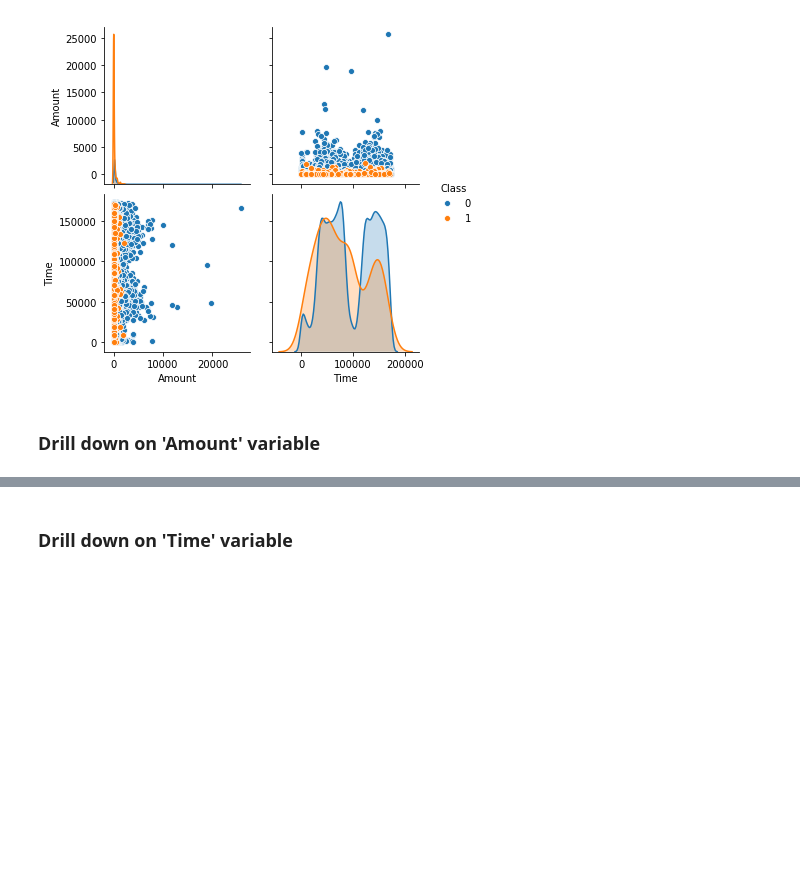
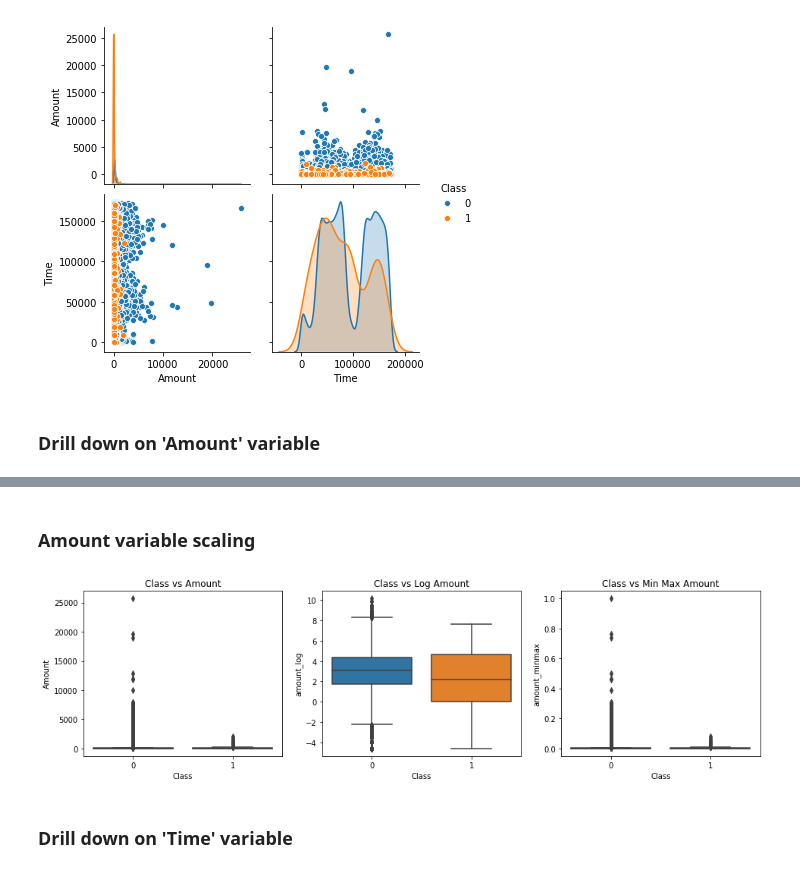
Before and after one commit to mhackampari/fraud-detection-ml, a Jupyter notebook: Fraud detection management.ipynb, the cells around one changed output, grey strips where cells are left out. Saved outputs shown, nothing was run; the diff lists cells and outputs as text; code cells hidden in the pictures; blank space fills up the shorter version.

```diff
--- a/Fraud detection management.ipynb
+++ b/Fraud detection management.ipynb
@@ -234,3 +264,31 @@ Class
+# %% [markdown]
+### Amount variable scaling
+# %%
+from sklearn.preprocessing import MinMaxScaler
+#https://www.kaggle.com/dktalaicha/credit-card-fraud-detection-using-smote-adasyn/output
+mm = MinMaxScaler() # object of the class StandardScaler ()
+
+df_scaled = training_data_df.loc[:, ['Amount', 'Class']]
+df_scaled['amount_log'] = np.log(df_scaled[['Amount']] + 0.01)
+df_scaled['amount_minmax'] = mm.fit_transform(df_scaled[['Amount']].values.reshape(-1,1))
+
+#Feature engineering to a better visualization of the values
+
+# Let's explore the Amount by Class and see the distribuition of Amount transactions
+fig , axs = plt.pyplot.subplots(nrows = 1 , ncols = 3 , figsize = (16,4))
+sb.boxplot(x ="Class",y="Amount",data=df_scaled, ax = axs[0])
+axs[0].set_title("Class vs Amount")
+
+sb.boxplot(x ="Class",y="amount_log",data=df_scaled, ax = axs[1])
+axs[1].set_title("Class vs Log Amount")
+
+sb.boxplot(x ="Class",y="amount_minmax",data=df_scaled, ax = axs[2])
+axs[2].set_title("Class vs Min Max Amount")
+
+# fig.suptitle('Amount by Class', fontsize=20)
+plt.pyplot.show()
+# %% [output]
+[figure, added]
 # %% [markdown]
 ### Drill down on 'Time' variable
 # %%
```
Also changed, not shown: parts of 18 cells of this notebook.
